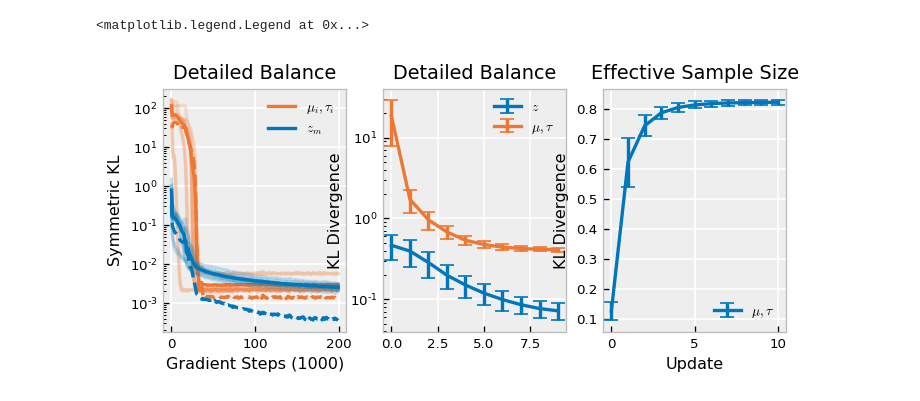
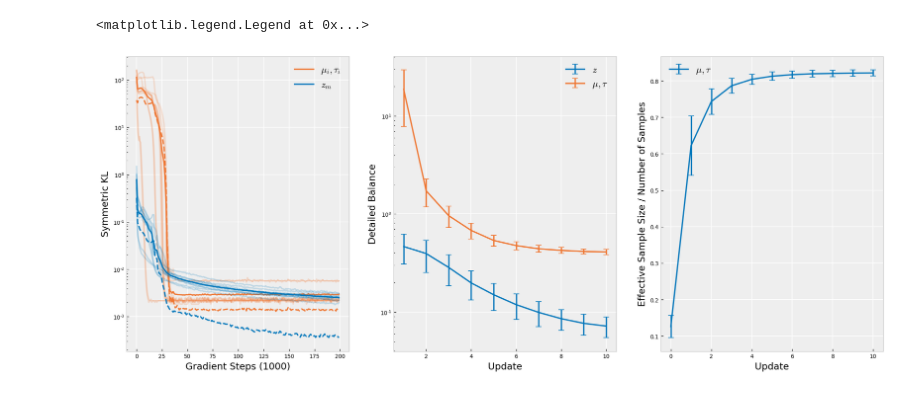
Before and after one commit to hao-w/apgs, a Jupyter notebook: GMM/plot_results.ipynb, the cells around one changed output. Saved outputs shown, nothing was run; the diff lists cells and outputs as text; code cells hidden in the pictures.

Commit message:
fixed some minor issue in plotting function

```diff
--- a/GMM/plot_results.ipynb
+++ b/GMM/plot_results.ipynb
@@ -17,8 +17,10 @@ plt.rc('figure', dpi=120)
 plt.rc('savefig', dpi=300)
 plt.rc('font', size=8)
 
-column_width = 3.3
-page_width = 6.7
+column_width = 3.3*3
+page_width = 6.7*3
+
+fs = 14
 # %%
 fig = plt.figure(figsize=(page_width, 0.4 * page_width))
 
@@ -36,9 +38,9 @@ kl_z_std = np.vstack(kl_z).std(0)
 xrange = np.arange(kl_eta_mean.shape[0])
 
 ax1 = fig.add_subplot(1, 3, 1)
-ax1.set_title('Detailed Balance')
-ax1.set_ylabel("Symmetric KL")
-ax1.set_xlabel('Gradient Steps (1000)')
+# ax1.set_title('Detailed Balance', fontsize=fs)
+ax1.set_ylabel("Symmetric KL", fontsize=fs)
+ax1.set_xlabel('Gradient Steps (1000)', fontsize=fs)
 ax1.grid(color='w', linestyle='-', linewidth=1)
 ax1.set_yscale("log")
 n_stds = 1.
@@ -52,48 +54,48 @@ ax1.plot(xrange, kl_z_mean, blueish, label=r'$z_m$')
 #ax1.fill_between(xrange, kl_z_mean - n_stds * kl_z_std, kl_z_mean + n_stds * kl_z_std, color=blueish, alpha=0.2)
 for i in range(10): ax1.plot(xrange, kl_z[i], blueish, alpha=0.2)
 ax1.plot(xrange, kl_z_std, blueish, label=r'', ls='dashed')
-ax1.legend()
+ax1.legend(fontsize=fs)
 
 ## DB_eta is kl divergence for 3 global variables
 ## DB_z is kl divergence for 60 local variables
 ## ess is ESS
 ## put two KL plots in one figure, using label to denote each one
 ## divide DB_eta / 3, divide DB_z / 60
 ## each array is 10 * 11, we filter out the first column, i.e. array[:, 1:]
 # each row is an individual experiemnt,
 DB_eta = np.load('neurips/ag-10runs/test/test-10runs-DB-eta.npy')
 DB_z = np.load('neurips/ag-10runs/test/test-10runs-DB-z.npy')
 ess = np.load('neurips/ag-10runs/test/test-10runs-ess.npy')
 NUM_SAMPLES = 10
 
 DB_eta_mean = np.mean(DB_eta / 6, 0)[1:]
 DB_z_mean = np.mean(DB_z / 6, 0)[1:]
 DB_eta_std = np.std(DB_eta / 6, 0)[1:]
 DB_z_std = np.std(DB_z / 6, 0)[1:]
-DB_xrange = np.arange(10)
+DB_xrange = np.arange(10) + 1
 
 ess_avg = np.mean(ess / NUM_SAMPLES, 0)
 ess_std = np.std(ess / NUM_SAMPLES, 0)
 ess_xrange = np.arange(11)
 
 ax2 = fig.add_subplot(1, 3, 2)
 ax2.grid(color='w', linestyle='-', linewidth=1)
 ax2.errorbar(DB_xrange, DB_eta_mean, yerr=DB_eta_std, capsize=4, color=blueish, label=r'$z$')
 ax2.errorbar(DB_xrange, DB_z_mean, yerr=DB_z_std, capsize=4, color=redish, label=r'$\mu, \tau$')
-ax2.set_label('Update')
-ax2.set_ylabel("KL Divergence")
-ax2.set_title('Detailed Balance')
-ax2.legend()
+ax2.set_xlabel('Update', fontsize=fs)
+ax2.set_ylabel("Detailed Balance", fontsize=fs)
+# ax2.set_title('Detailed Balance', fontsize=fs)
+ax2.legend(fontsize=fs)
 ax2.set_yscale("log")
 
 ax3 = fig.add_subplot(1, 3, 3)
 ax3.grid(color='w', linestyle='-', linewidth=1)
-ax3.set_xlabel('Update')
-ax3.set_ylabel("KL Divergence")
-ax3.set_title('Effective Sample Size')
+ax3.set_xlabel('Update', fontsize=fs)
+ax3.set_ylabel("Effective Sample Size / Number of Samples", fontsize=fs)
+# ax3.set_title('Effective Sample Size', fontsize=fs)
 ax3.errorbar(ess_xrange, ess_avg, yerr=ess_std, capsize=4, color=blueish, label=r'$\mu, \tau$')
-ax3.legend()
+ax3.legend(fontsize=fs)
 # %% [output]
 <matplotlib.legend.Legend at 0x...>
-[figure, old version]
+[figure, new version]
 # %%
```
Also changed, not shown: parts of 1 cell of this notebook, 1 other file.
